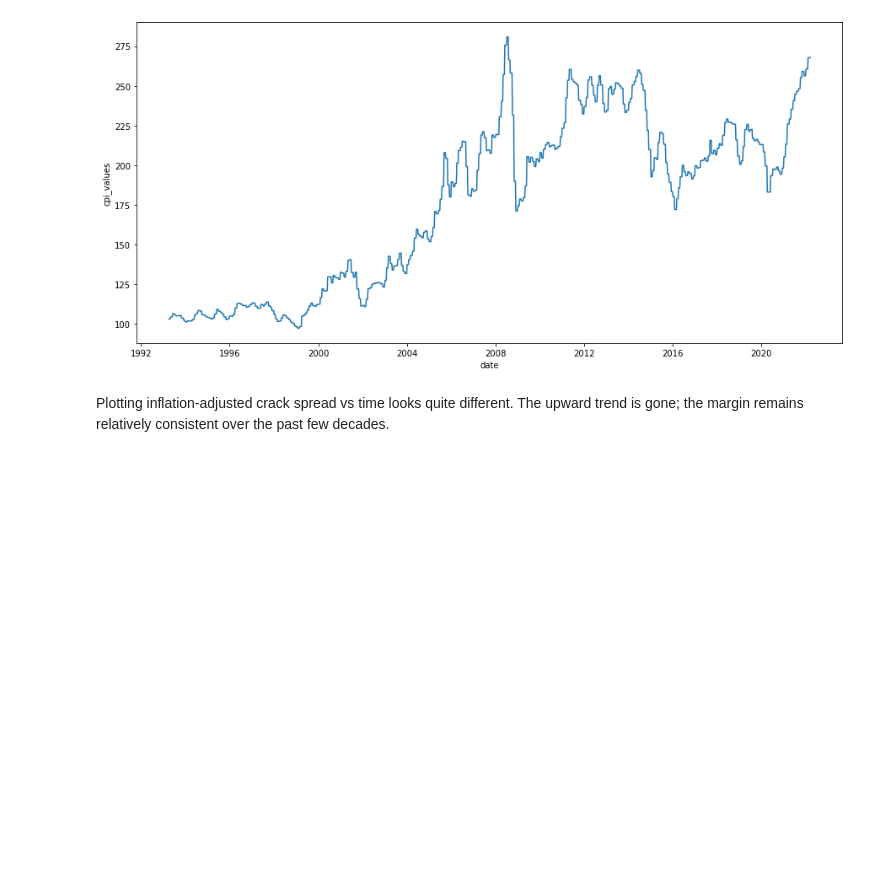
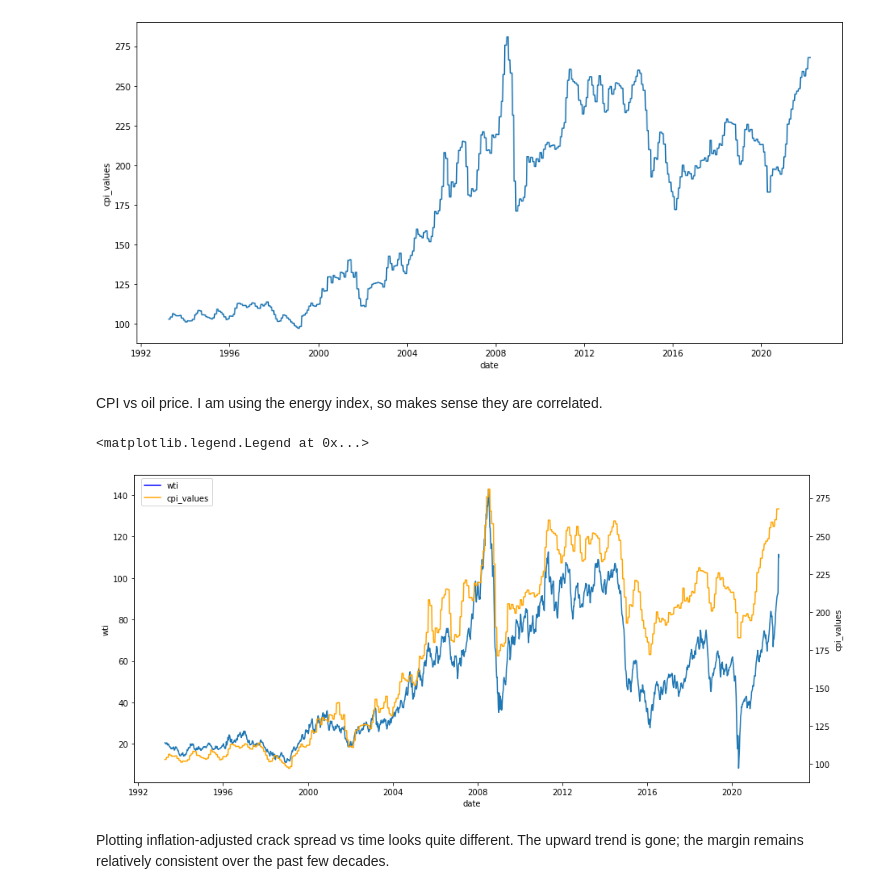
Before and after one commit to bautsch/gasoline-prices, a Jupyter notebook: gasoline_prices.ipynb, the cells around one changed output. Saved outputs shown, nothing was run; the diff lists cells and outputs as text; code cells hidden in the pictures; blank space fills up the shorter version.

Commit message:
added cpi and wti vs time

```diff
--- a/gasoline_prices.ipynb
+++ b/gasoline_prices.ipynb
@@ -259,6 +259,19 @@ fig, ax1 = plt.subplots(figsize=(15,7))
 g = sns.lineplot(data=df, x='date', y='cpi_values', ax=ax1)
 # %% [output]
 [figure]
+# %% [markdown]
+CPI vs oil price. I am using the energy index, so makes sense they are correlated.
+# %%
+fig, ax1 = plt.subplots(figsize=(15,7))
+ax2 = ax1.twinx()
+g = sns.lineplot(data=df, x='date', y='wti', ax=ax1)
+sns.lineplot(data=df, x='date', y='cpi_values', ax=ax2, color='orange')
+g.legend(handles=[Line2D([], [], color='blue', label='wti'),
+                  Line2D([], [], color='orange', label='cpi_values')], loc=(0.01,.9))
+plt.savefig('wti and cpi vs time.png')
+# %% [output]
+<matplotlib.legend.Legend at 0x...>
+[figure, added]
 # %% [markdown]
 Plotting inflation-adjusted crack spread vs time looks quite different. The upward trend is gone; the margin remains relatively consistent over the past few decades.
 # %%
```
Also changed, not shown: 1 other file.
